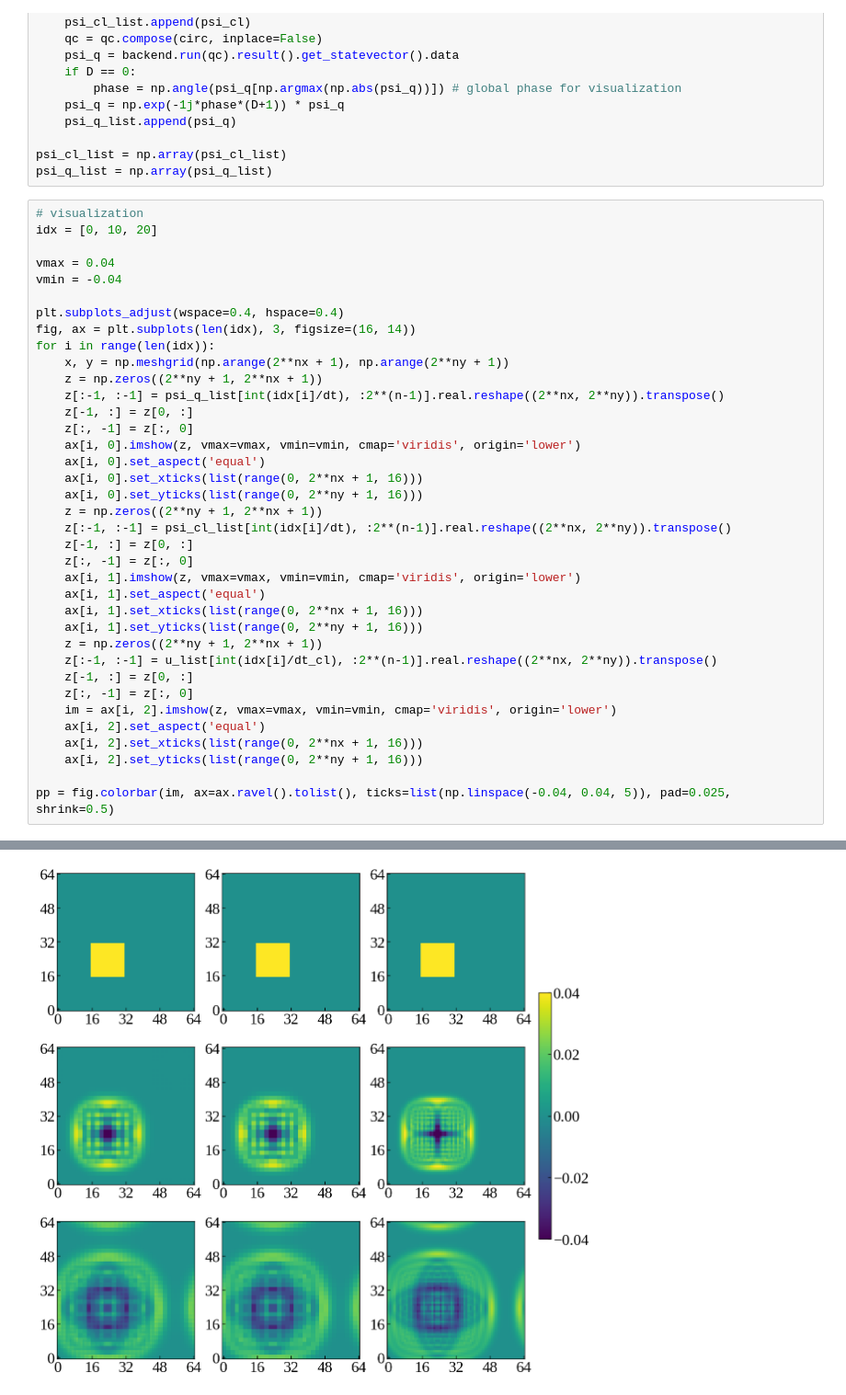
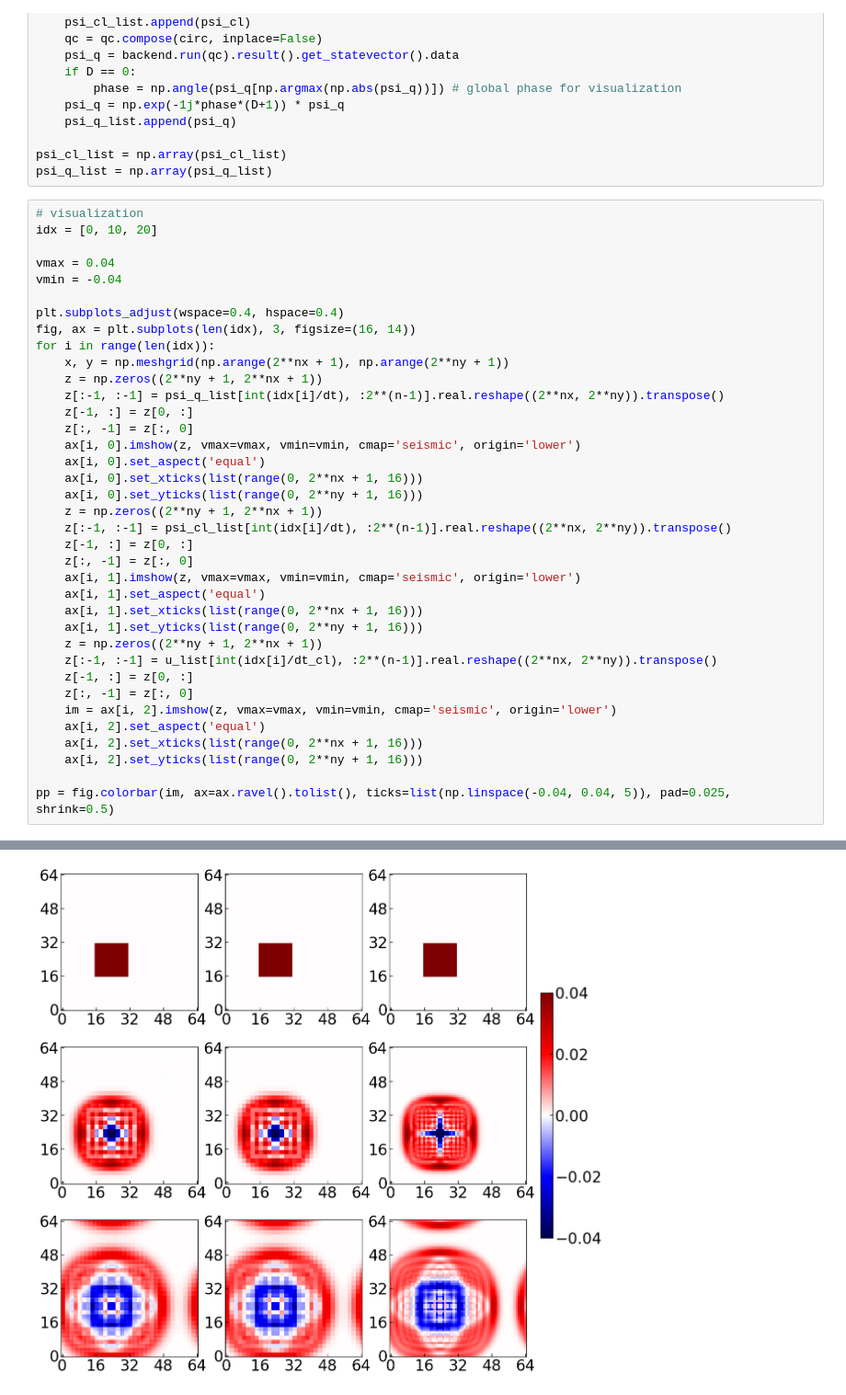
Before and after one commit to x-repos/hamiltonian-simulation-for-hyperbolic-pde, a Jupyter notebook: wave_equation_2D.ipynb, the cells around one changed output, grey strips where cells are left out. Shown: that part at 92% size. Saved outputs shown, nothing was run; the diff lists cells and outputs as text.

```diff
--- a/wave_equation_2D.ipynb
+++ b/wave_equation_2D.ipynb
@@ -102,7 +102,7 @@ for i in range(len(idx)):
     z[:-1, :-1] = psi_q_list[int(idx[i]/dt), :2**(n-1)].real.reshape((2**nx, 2**ny)).transpose()
     z[-1, :] = z[0, :]
     z[:, -1] = z[:, 0]
-    ax[i, 0].imshow(z, vmax=vmax, vmin=vmin, cmap='viridis', origin='lower')
+    ax[i, 0].imshow(z, vmax=vmax, vmin=vmin, cmap='seismic', origin='lower')
     ax[i, 0].set_aspect('equal')
     ax[i, 0].set_xticks(list(range(0, 2**nx + 1, 16)))
     ax[i, 0].set_yticks(list(range(0, 2**ny + 1, 16)))
@@ -110,7 +110,7 @@ for i in range(len(idx)):
     z[:-1, :-1] = psi_cl_list[int(idx[i]/dt), :2**(n-1)].real.reshape((2**nx, 2**ny)).transpose()
     z[-1, :] = z[0, :]
     z[:, -1] = z[:, 0]
-    ax[i, 1].imshow(z, vmax=vmax, vmin=vmin, cmap='viridis', origin='lower')
+    ax[i, 1].imshow(z, vmax=vmax, vmin=vmin, cmap='seismic', origin='lower')
     ax[i, 1].set_aspect('equal')
     ax[i, 1].set_xticks(list(range(0, 2**nx + 1, 16)))
     ax[i, 1].set_yticks(list(range(0, 2**ny + 1, 16)))
@@ -118,7 +118,7 @@ for i in range(len(idx)):
     z[:-1, :-1] = u_list[int(idx[i]/dt_cl), :2**(n-1)].real.reshape((2**nx, 2**ny)).transpose()
     z[-1, :] = z[0, :]
     z[:, -1] = z[:, 0]
-    im = ax[i, 2].imshow(z, vmax=vmax, vmin=vmin, cmap='viridis', origin='lower')
+    im = ax[i, 2].imshow(z, vmax=vmax, vmin=vmin, cmap='seismic', origin='lower')
     ax[i, 2].set_aspect('equal')
     ax[i, 2].set_xticks(list(range(0, 2**nx + 1, 16)))
     ax[i, 2].set_yticks(list(range(0, 2**ny + 1, 16)))
@@ -129 +163 @@ pp = fig.colorbar(im, ax=ax.ravel().tolist(), ticks=list(np.linspace(-0.04, 0.04
-[figure, old version]
+[figure, new version]
```
Also changed, not shown: parts of 1 cell of this notebook.
